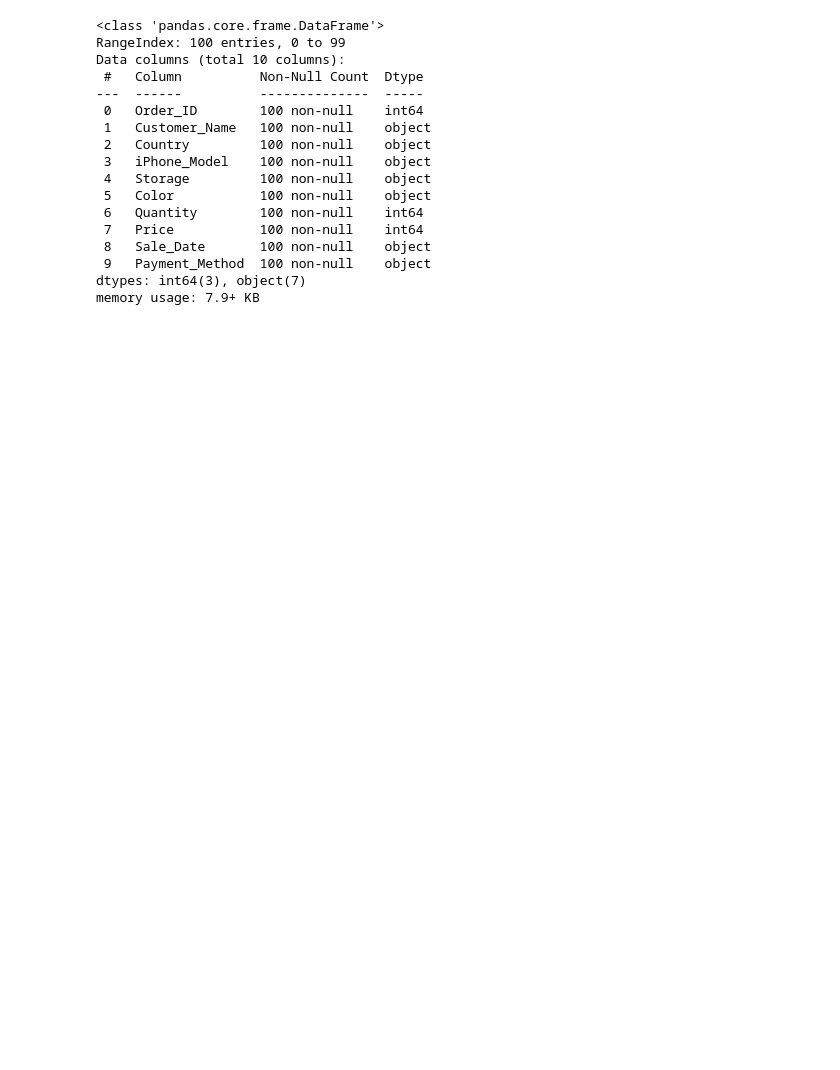
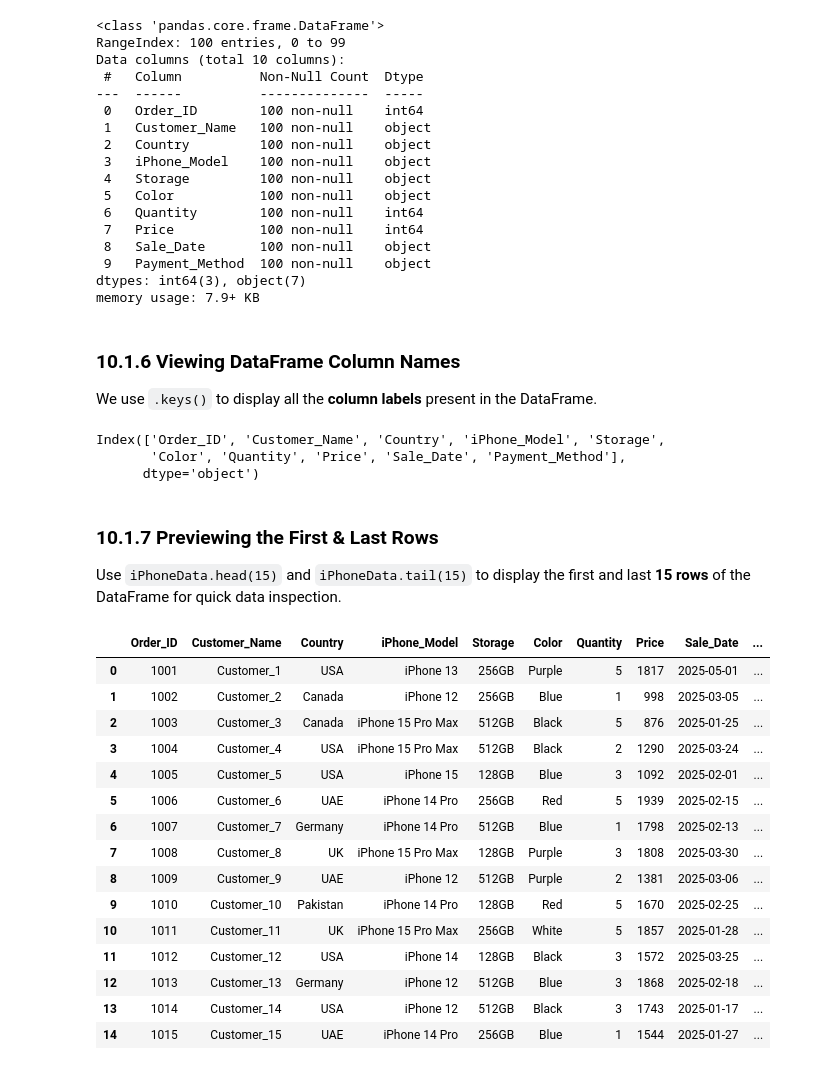
Before and after one commit to ahmedfakhar747/pandas-for-data-science, a Jupyter notebook: pandas_basics_from_zero_to_hero.ipynb, the cells around one changed output. Cells and saved outputs as stored; diff of their text form; code cells hidden in the pictures; blank space fills up the shorter version.

Commit message:
Kaggle Notebook | 🐼 Pandas 01 — Series, DataFrames & CSV | Version 13

```diff
--- a/pandas_basics_from_zero_to_hero.ipynb
+++ b/pandas_basics_from_zero_to_hero.ipynb
@@ -656,3 +660,36 @@ Data columns (total 10 columns):
  9   Payment_Method  100 non-null    object
 dtypes: int64(3), object(7)
 memory usage: 7.9+ KB
+# %% [markdown]
+### 10.1.6 Viewing DataFrame Column Names
+
+We use `.keys()` to display all the **column labels** present in the DataFrame.
+# %%
+iPhoneData.keys()
+# %% [output]
+Index(['Order_ID', 'Customer_Name', 'Country', 'iPhone_Model', 'Storage',
+       'Color', 'Quantity', 'Price', 'Sale_Date', 'Payment_Method'],
+      dtype='object')
+# %% [markdown]
+### 10.1.7 Previewing the First & Last Rows
+
+Use `iPhoneData.head(15)` and `iPhoneData.tail(15)` to display the first and last **15 rows** of the DataFrame for quick data inspection.
+# %%
+iPhoneData.head(15)
+# %% [output]
+|  | Order_ID | Customer_Name | Country | iPhone_Model | Storage | Color | Quantity | Price | Sale_Date | ... |
+| 0 | 1001 | Customer_1 | USA | iPhone 13 | 256GB | Purple | 5 | 1817 | 2025-05-01 | ... |
+| 1 | 1002 | Customer_2 | Canada | iPhone 12 | 256GB | Blue | 1 | 998 | 2025-03-05 | ... |
+| 2 | 1003 | Customer_3 | Canada | iPhone 15 Pro Max | 512GB | Black | 5 | 876 | 2025-01-25 | ... |
+| 3 | 1004 | Customer_4 | USA | iPhone 15 Pro Max | 512GB | Black | 2 | 1290 | 2025-03-24 | ... |
+| 4 | 1005 | Customer_5 | USA | iPhone 15 | 128GB | Blue | 3 | 1092 | 2025-02-01 | ... |
+| 5 | 1006 | Customer_6 | UAE | iPhone 14 Pro | 256GB | Red | 5 | 1939 | 2025-02-15 | ... |
+| 6 | 1007 | Customer_7 | Germany | iPhone 14 Pro | 512GB | Blue | 1 | 1798 | 2025-02-13 | ... |
+| 7 | 1008 | Customer_8 | UK | iPhone 15 Pro Max | 128GB | Purple | 3 | 1808 | 2025-03-30 | ... |
+| 8 | 1009 | Customer_9 | UAE | iPhone 12 | 512GB | Purple | 2 | 1381 | 2025-03-06 | ... |
+| 9 | 1010 | Customer_10 | Pakistan | iPhone 14 Pro | 128GB | Red | 5 | 1670 | 2025-02-25 | ... |
+| 10 | 1011 | Customer_11 | UK | iPhone 15 Pro Max | 256GB | White | 5 | 1857 | 2025-01-28 | ... |
+| 11 | 1012 | Customer_12 | USA | iPhone 14 | 128GB | Black | 3 | 1572 | 2025-03-25 | ... |
+| 12 | 1013 | Customer_13 | Germany | iPhone 12 | 512GB | Blue | 3 | 1868 | 2025-02-18 | ... |
+| 13 | 1014 | Customer_14 | USA | iPhone 12 | 512GB | Black | 3 | 1743 | 2025-01-17 | ... |
+| 14 | 1015 | Customer_15 | UAE | iPhone 14 Pro | 256GB | Blue | 1 | 1544 | 2025-01-27 | ... |
```
Also changed, not shown: parts of 27 cells of this notebook.
